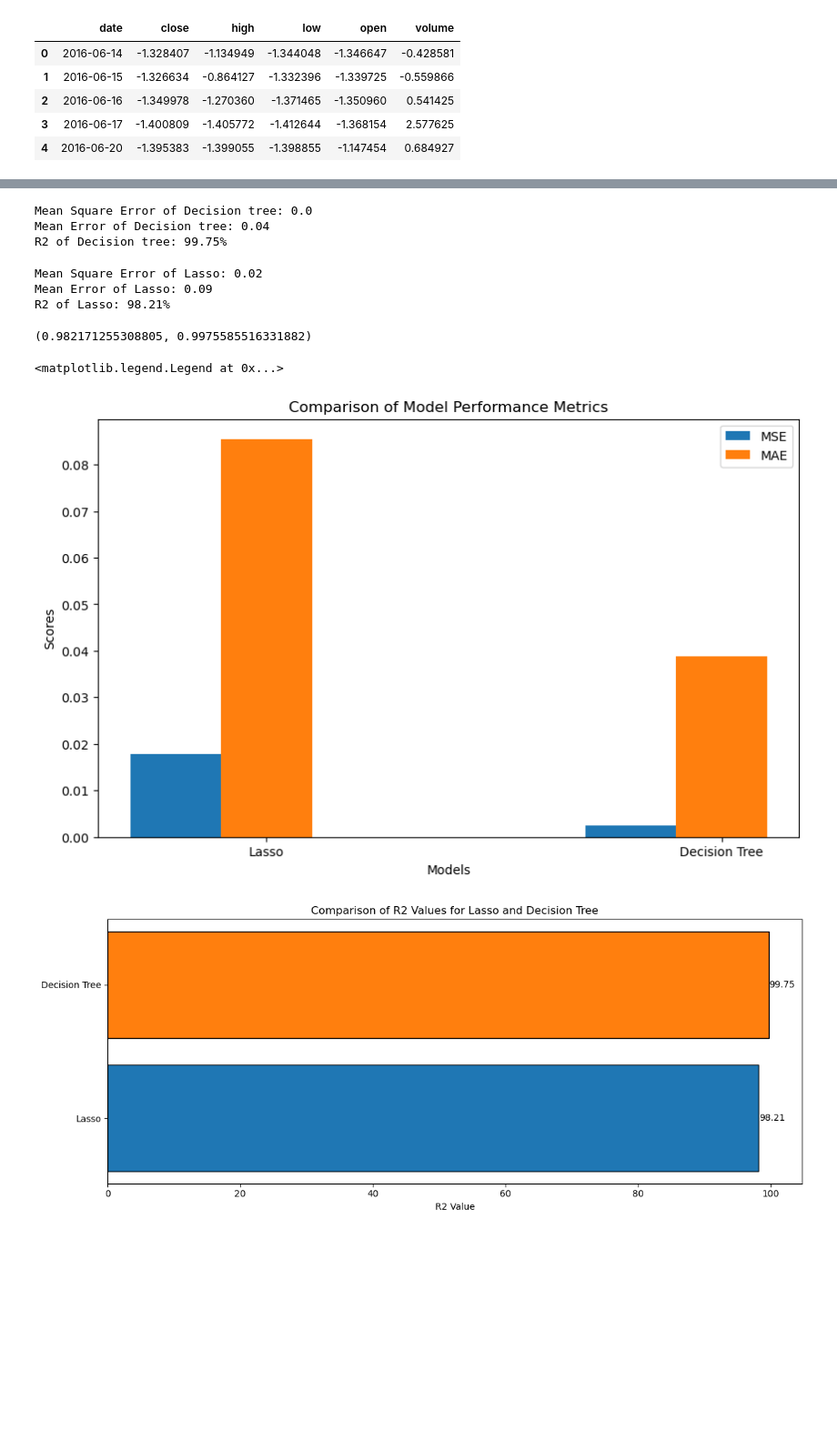
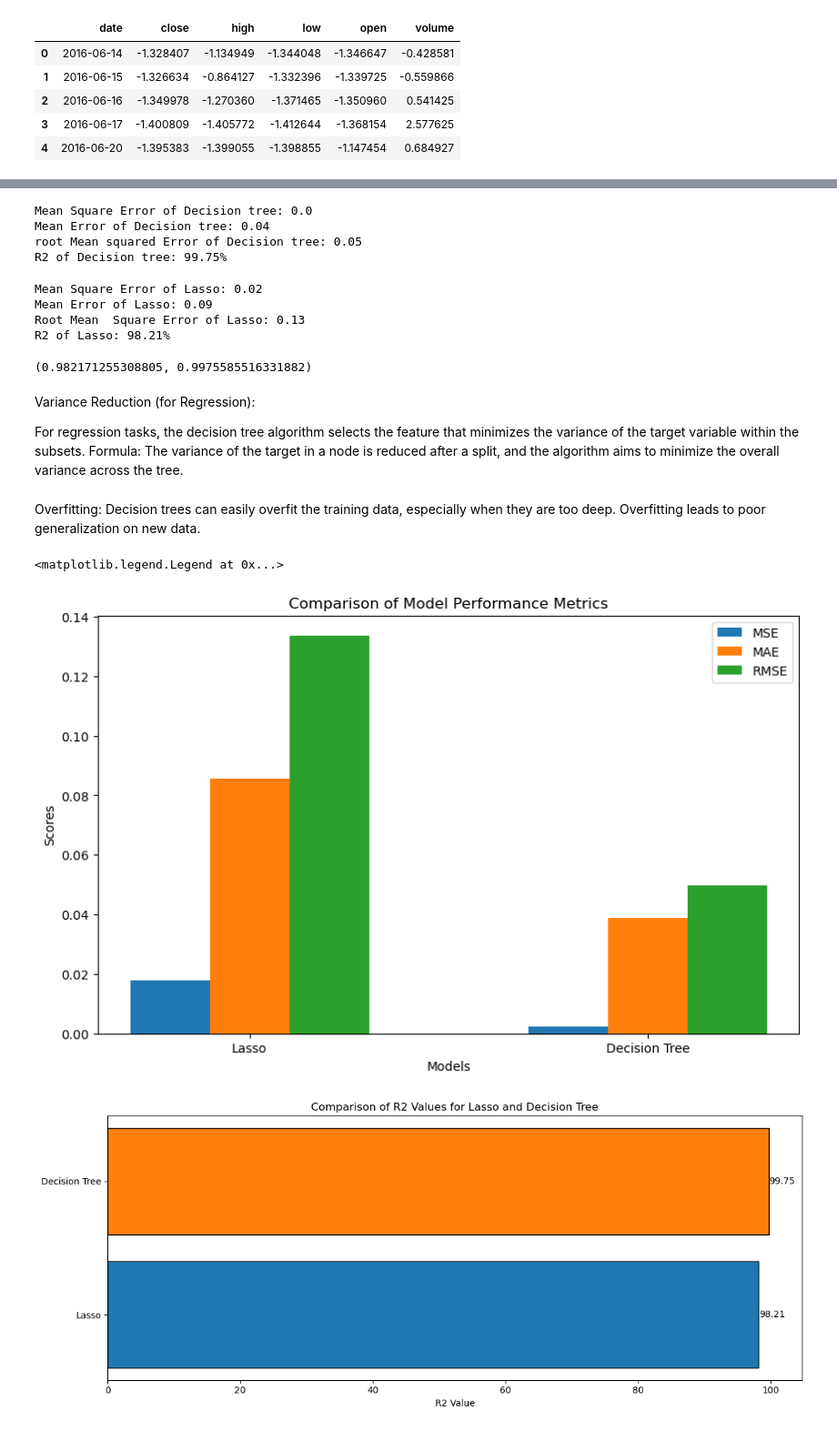
Before and after one commit to Ahmed72-AMSA/Business-Intelligence-Project, a Jupyter notebook: regression/Stoke_Price/model_regression.ipynb, the cells around one changed output, grey strips where cells are left out. Shown at 91% size. Drawn from its saved outputs; the diff is of its cells as text; code cells hidden in the pictures; blank space fills up the shorter version.

Commit message:
Regression_notes

```diff
--- a/regression/Stoke_Price/model_regression.ipynb
+++ b/regression/Stoke_Price/model_regression.ipynb
@@ -224,17 +234,21 @@ reg_tree.fit(x_train, y_train)
 
 y_predict_tree = reg_tree.predict(x_test)
 # %%
-from sklearn.metrics import mean_squared_error , mean_absolute_error,r2_score
+from sklearn.metrics import mean_squared_error , mean_absolute_error,r2_score,root_mean_squared_error
 import math
 mse_tree = mean_squared_error(y_test , y_predict_tree)
 mae_tree = mean_absolute_error(y_test , y_predict_tree)
 acc_tree = r2_score(y_test , y_predict_tree)
+root_square_err_tree = root_mean_squared_error(y_test,y_predict_tree)
+
 print(f"Mean Square Error of Decision tree: {round(mse_tree , 2)}")
 print(f"Mean Error of Decision tree: {round(mae_tree , 2)}")
+print(f"root Mean squared Error of Decision tree: {round(root_square_err_tree , 2)}")
 print(f"R2 of Decision tree: {round(acc_tree , 4)*100}%")
 # %% [output]
 Mean Square Error of Decision tree: 0.0
 Mean Error of Decision tree: 0.04
+root Mean squared Error of Decision tree: 0.05
 R2 of Decision tree: 99.75%
 # %%
 from sklearn.metrics import mean_squared_error , mean_absolute_error,r2_score
@@ -242,12 +256,15 @@ import math
 mse = mean_squared_error(y_test , y_predict)
 mae = mean_absolute_error(y_test , y_predict)
 acc = r2_score(y_test , y_predict)
+root_mean_square_err = root_mean_squared_error(y_test,y_predict)
 print(f"Mean Square Error of Lasso: {round(mse , 2)}")
 print(f"Mean Error of Lasso: {round(mae , 2)}")
+print(f"Root Mean  Square Error of Lasso: {round(root_mean_square_err , 2)}")
 print(f"R2 of Lasso: {round(acc , 4)*100}%")
 # %% [output]
 Mean Square Error of Lasso: 0.02
 Mean Error of Lasso: 0.09
+Root Mean  Square Error of Lasso: 0.13
 R2 of Lasso: 98.21%
 # %%
 from sklearn.metrics import explained_variance_score
@@ -258,28 +275,38 @@ evs_tree = explained_variance_score(y_test, y_predict_tree)
 evs_lasso, evs_tree
 # %% [output]
 (0.982171255308805, 0.9975585516331882)
+# %% [markdown]
+Variance Reduction (for Regression):
+
+For regression tasks, the decision tree algorithm selects the feature that minimizes the variance of the target variable within the subsets.
+Formula: The variance of the target in a node is reduced after a split, and the algorithm aims to minimize the overall variance across the tree.
+# %% [markdown]
+Overfitting: Decision trees can easily overfit the training data, especially when they are too deep. Overfitting leads to poor generalization on new data.
 # %%
 models = ['Lasso', 'Decision Tree']
 mse_values = [mse, mse_tree]
 mae_values = [mae, mae_tree]
+square_err_values = [root_mean_square_err,root_square_err_tree]
 
 x = np.arange(len(models))
 width = 0.2
 
 fig, ax = plt.subplots(figsize=(10, 6))
 
 rects1 = ax.bar(x - width, mse_values, width, label='MSE')
 rects2 = ax.bar(x, mae_values, width, label='MAE')
+rects3 = ax.bar(x+width, square_err_values, width, label='RMSE')
+
 
 ax.set_xlabel('Models')
 ax.set_ylabel('Scores')
 ax.set_title('Comparison of Model Performance Metrics')
 ax.set_xticks(x)
 ax.set_xticklabels(models)
 ax.legend()
 # %% [output]
 <matplotlib.legend.Legend at 0x...>
-[figure, old version]
+[figure, new version]
 # %%
 models = ['Lasso', 'Decision Tree']
 r2_values = [acc*100, acc_tree*100]
```
Also changed, not shown: parts of 1 cell of this notebook.
